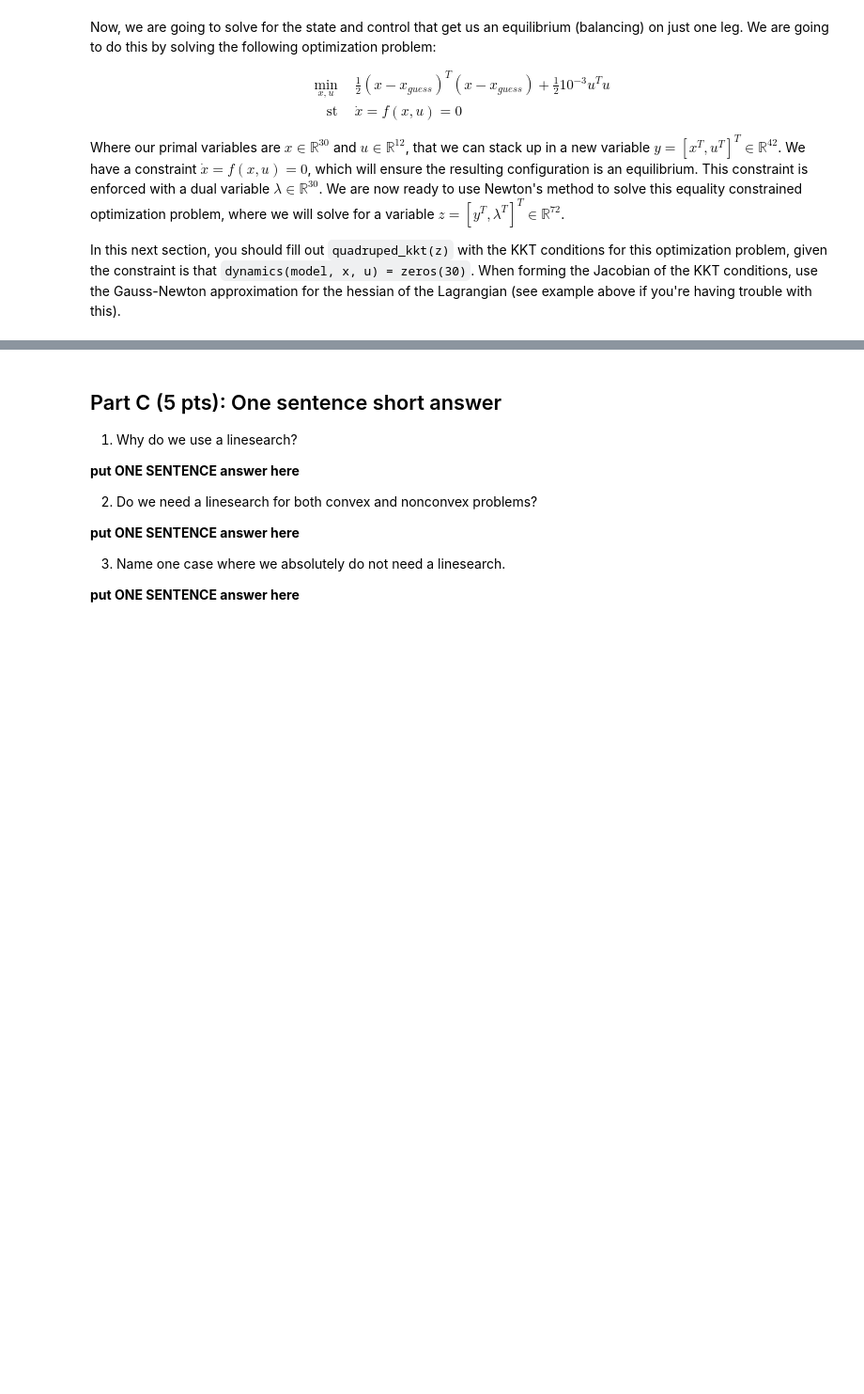
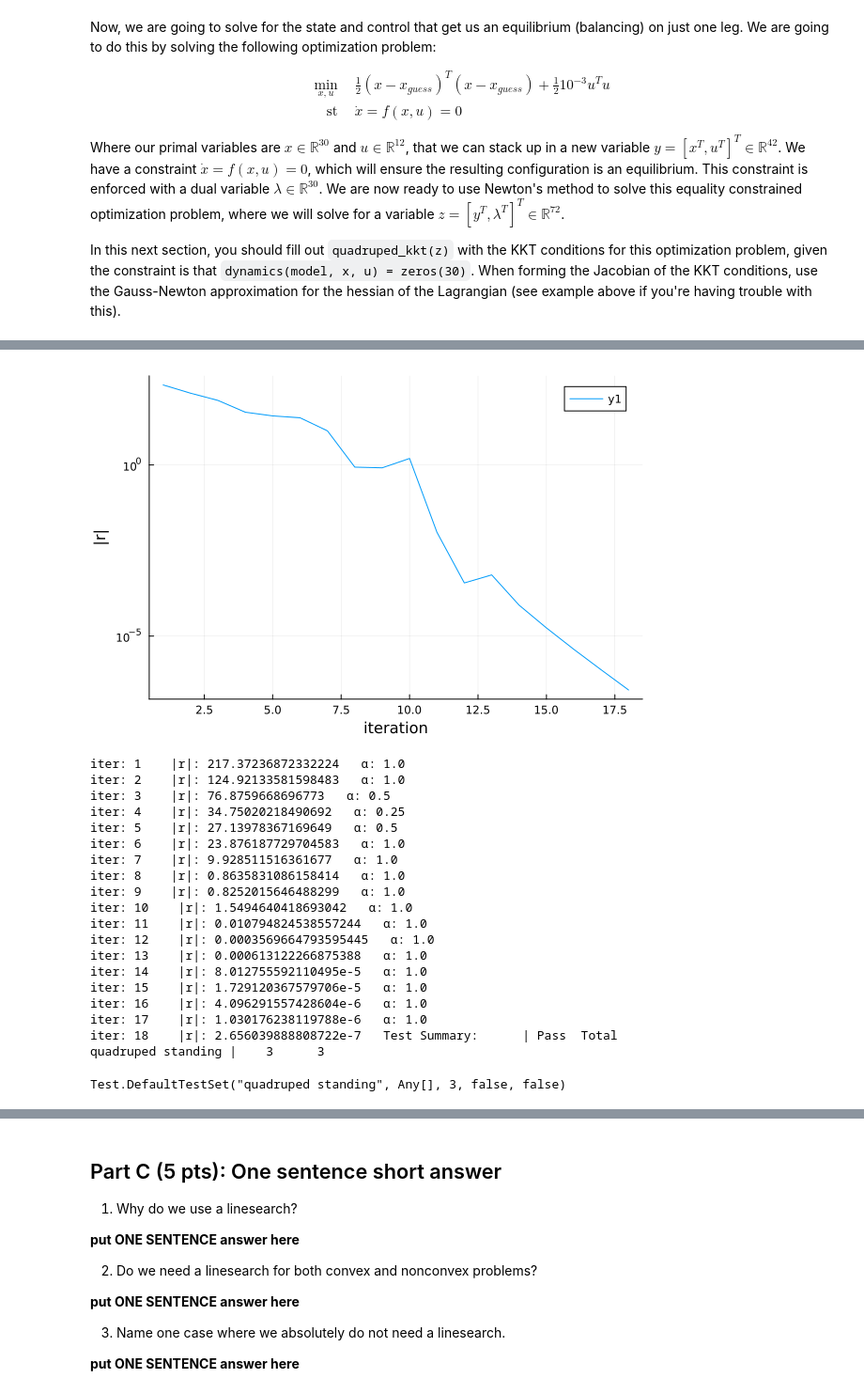
Before and after one commit to Guo-lab/16745-Optimal-Control-and-RL, a Jupyter notebook: HW1_S24-main/Q2.ipynb, the cells around one changed output, grey strips where cells are left out. Shown at 94% size. Saved outputs shown, nothing was run; the diff lists cells and outputs as text; code cells hidden in the pictures; blank space fills up the shorter version.

```diff
--- a/HW1_S24-main/Q2.ipynb
+++ b/HW1_S24-main/Q2.ipynb
@@ -339,9 +477,11 @@ function quadruped_cost(y::Vector)
 	u = y[idx_u]
 
 	# TODO: return cost
-	error("quadruped cost not implemented")
-	return 0.0
+	Q = I(30)  # State cost weight matrix
+	R = 1e-3 * I(12)   # Control cost weight
+	return 0.5 * ((x - x_guess)' * Q * (x - x_guess) + u' * R * u)
 end
+
 function quadruped_constraint(y::Vector)::Vector
 	# constraint function
 	@assert length(y) == 42
@@ -349,10 +489,14 @@ function quadruped_constraint(y::Vector)::Vector
 	u = y[idx_u]
 
 	# TODO: return constraint
-	error("quadruped constraint not implemented")
-	return 0 * y
+	return dynamics(model, x, u)
 end
+
 function quadruped_kkt(z::Vector)::Vector
+	"""
+	 	∇L = ∇cost + λ * ∇constraint = 0
+		constraint(x, u) = 0
+	"""
 	@assert length(z) == 72
 	x = z[idx_x]
 	u = z[idx_u]
@@ -361,8 +505,13 @@ function quadruped_kkt(z::Vector)::Vector
 	y = [x; u]
 
 	# TODO: return the KKT conditions
-	error("quadruped kkt not implemented")
-	return 0 * z
+	gradient_cost = FD.gradient(quadruped_cost, y)
+	gradient_constraint = FD.jacobian(quadruped_constraint, y)
+
+	stationarity = gradient_cost + gradient_constraint' * λ
+	primal_feasibility = quadruped_constraint(y)
+
+	return [stationarity; primal_feasibility]
 end
 
 function quadruped_kkt_jac(z::Vector)::Matrix
@@ -375,6 +524,12 @@ function quadruped_kkt_jac(z::Vector)::Matrix
 
 	# TODO: return Gauss-Newton Jacobian with a regularizer (try 1e-3,1e-4,1e-5,1e-6)
 	# and use whatever regularizer works for you
-	error("quadruped kkt jac not implemented")
-	return zeros(length(z), length(z))
+	regularizer = 1e-3 * I
+	@assert(size(FD.jacobian(quadruped_constraint, y)') == (42, 30)) # 42 x 30
+	@assert(size(FD.hessian(quadruped_cost, y) + regularizer) == (42, 42)) # 30 x 30
+	J = [
+		FD.hessian(quadruped_cost, y)+regularizer   FD.jacobian(quadruped_constraint, y)';
+		FD.jacobian(quadruped_constraint, y)   -regularizer
+	]
+	return J
 end
@@ -381,28 +539,52 @@ end
 # %%
 function quadruped_merit(z)
 	# merit function for the quadruped problem
 	@assert length(z) == 72
 	r = quadruped_kkt(z)
 	return norm(r[1:42]) + 1e4 * norm(r[43:end])
 end
 
 @testset "quadruped standing" begin
 
 	z0 = [x_guess; zeros(12); zeros(30)]
-	Z = newtons_method(z0, quadruped_kkt, quadruped_kkt_jac, quadruped_merit; tol = 1e-6, verbose = true, max_iters = 50)
+	Z = newtons_method(
+		z0, quadruped_kkt, quadruped_kkt_jac, quadruped_merit;
+		tol = 1e-6, verbose = true, max_iters = 50,
+	)
 	set_configuration!(mvis, Z[end][1:state_dim(model)÷2])
 	R = norm.(quadruped_kkt.(Z))
 
 	display(plot(1:length(R), R, yaxis = :log, xlabel = "iteration", ylabel = "|r|"))
 
 	@test R[end] < 1e-6
 	@test length(Z) < 25
 
 	x, u = Z[end][idx_x], Z[end][idx_u]
-
 	@test norm(dynamics(model, x, u)) < 1e-6
 
 end
+# %% [output]
+[figure, added]
+iter: 1    |r|: 217.37236872332224   α: 1.0
+iter: 2    |r|: 124.92133581598483   α: 1.0
+iter: 3    |r|: 76.8759668696773   α: 0.5
+iter: 4    |r|: 34.75020218490692   α: 0.25
+iter: 5    |r|: 27.13978367169649   α: 0.5
+iter: 6    |r|: 23.876187729704583   α: 1.0
+iter: 7    |r|: 9.928511516361677   α: 1.0
+iter: 8    |r|: 0.8635831086158414   α: 1.0
+iter: 9    |r|: 0.8252015646488299   α: 1.0
+iter: 10    |r|: 1.5494640418693042   α: 1.0
+iter: 11    |r|: 0.010794824538557244   α: 1.0
+iter: 12    |r|: 0.0003569664793595445   α: 1.0
+iter: 13    |r|: 0.000613122266875388   α: 1.0
+iter: 14    |r|: 8.012755592110495e-5   α: 1.0
+iter: 15    |r|: 1.729120367579706e-5   α: 1.0
+iter: 16    |r|: 4.096291557428604e-6   α: 1.0
+iter: 17    |r|: 1.030176238119788e-6   α: 1.0
+iter: 18    |r|: 2.656039888808722e-7   Test Summary:      | Pass  Total
+quadruped standing |    3      3
+Test.DefaultTestSet("quadruped standing", Any[], 3, false, false)
 # %%
 let
 
```
Also changed, not shown: parts of 12 cells of this notebook, 2 other files.
